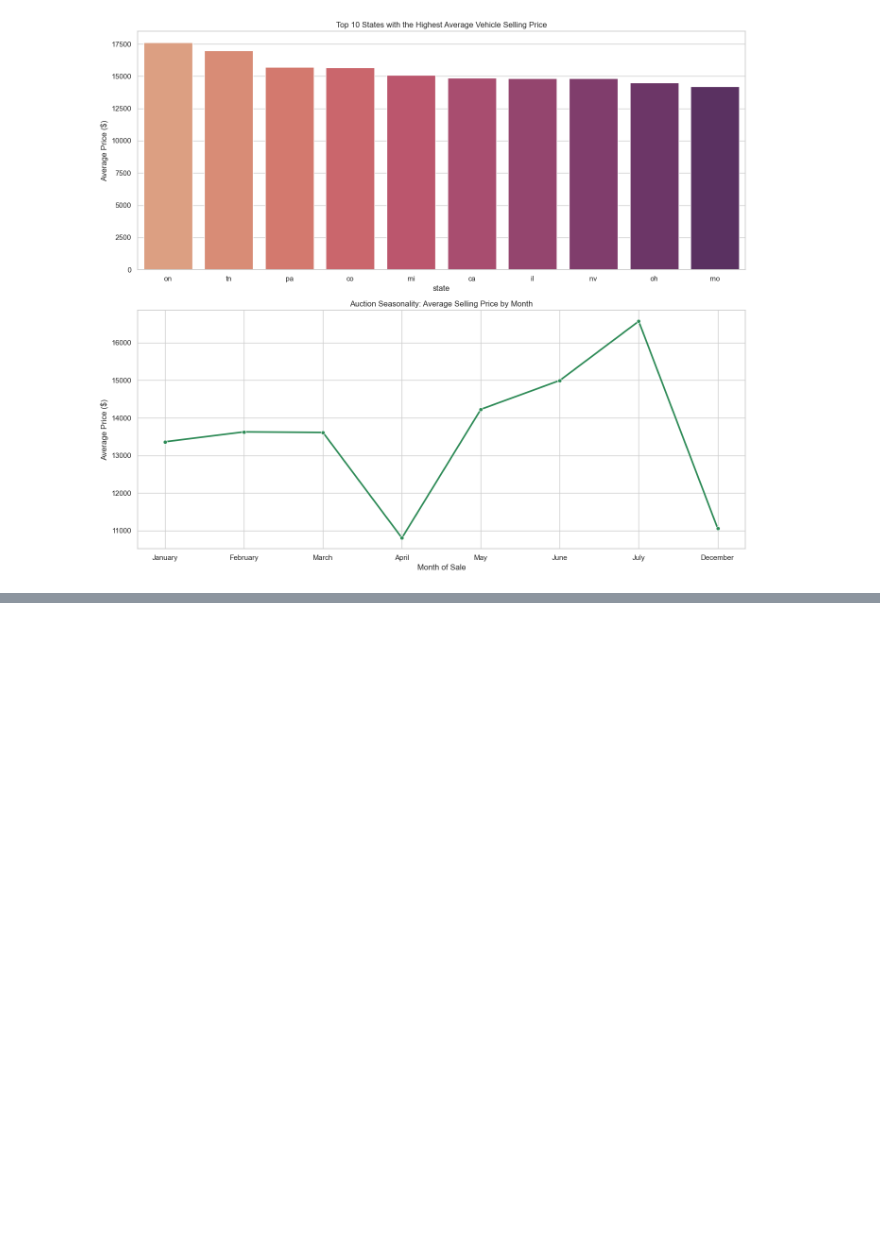
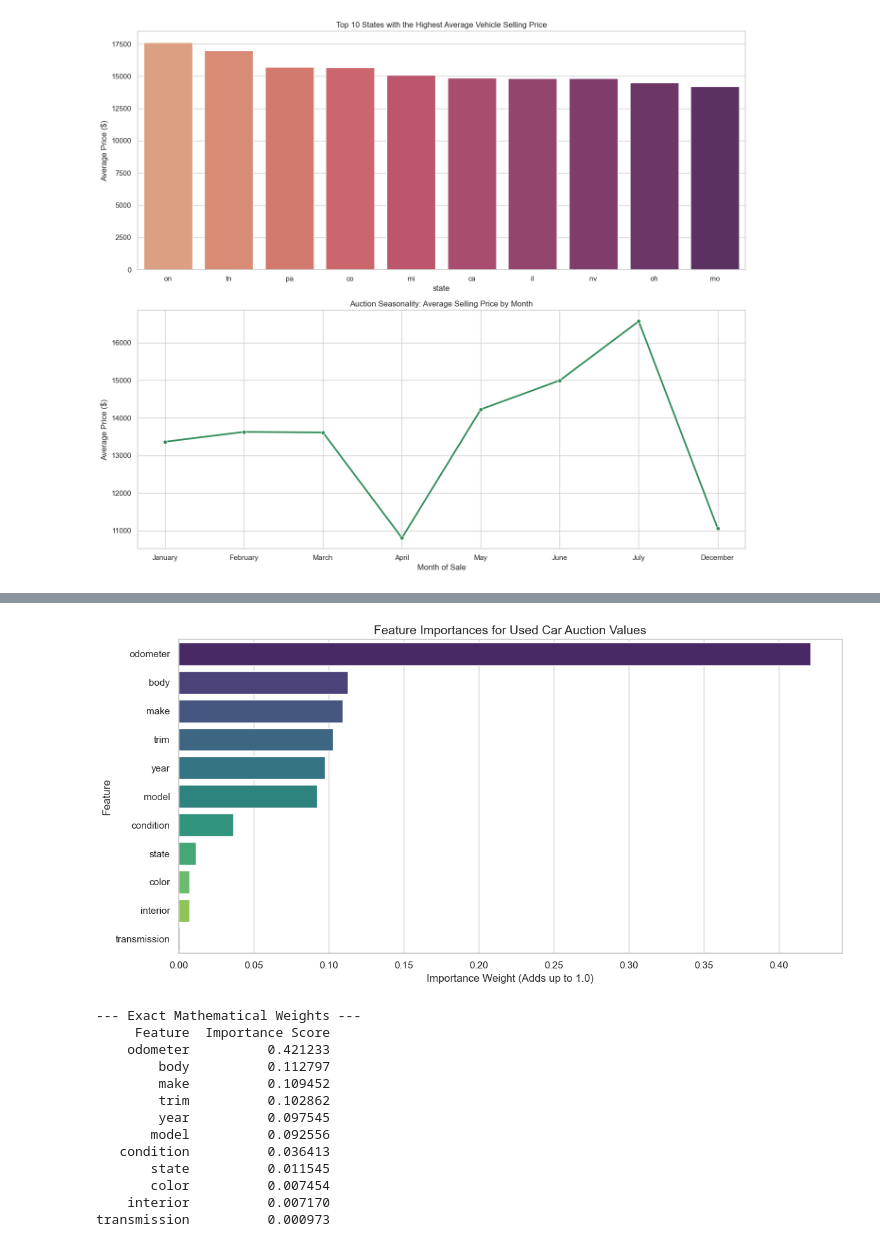
Before and after one commit to kogoto-ops/ML_project, a Jupyter notebook: notebooks/EDA.ipynb, the cells around one changed output, grey strips where cells are left out. Drawn from its saved outputs; the diff is of its cells as text; code cells hidden in the pictures; blank space fills up the shorter version.

```diff
--- a/notebooks/EDA.ipynb
+++ b/notebooks/EDA.ipynb
@@ -229,0 +332,77 @@ plt.show()
+# %%
+import pandas as pd
+import numpy as np
+import matplotlib.pyplot as plt
+import seaborn as sns
+from sklearn.model_selection import train_test_split
+from sklearn.preprocessing import OrdinalEncoder
+from sklearn.ensemble import RandomForestRegressor
+
+# 1. Define your predictive targets and features
+features = ['year', 'make', 'model', 'trim', 'body', 'transmission', 'state', 'condition', 'odometer', 'color', 'interior']
+target = 'sellingprice'
+
+# Filter out rows missing your target variable
+clean_df = sample_7_df.dropna(subset=[target]).copy()
+
+X = clean_df[features]
+y = clean_df[target]
+
+# 2. Encode text columns safely into numerical categories
+categorical_cols = X.select_dtypes(include=['object']).columns.tolist()
+
+encoder = OrdinalEncoder(handle_unknown='use_encoded_value', unknown_value=-1)
+X = X.copy()
+X[categorical_cols] = encoder.fit_transform(X[categorical_cols].astype(str))
+
+# 3. Train/Test split (Using 80% to train and 20% to validate)
+X_train, X_test, y_train, y_test = train_test_split(X, y, test_size=0.2, random_state=42)
+
+# 4. Fit the Random Forest model
+# We set n_jobs=-1 to use all cores on your computer for maximum speed
+model = RandomForestRegressor(n_estimators=100, max_depth=15, random_state=42, n_jobs=-1)
+model.fit(X_train, y_train)
+
+# 5. Extract and sort MDI (Mean Decrease in Impurity) Feature Importances
+importances = model.feature_importances_
+indices = np.argsort(importances)[::-1]
+
+# Package the results into a clean DataFrame
+fi_df = pd.DataFrame({
+    'Feature': [features[i] for i in indices],
+    'Importance Score': [importances[i] for i in indices]
+})
+
+# 6. Plot the numerical results visually
+plt.figure(figsize=(12, 6))
+sns.barplot(
+    x='Importance Score',
+    y='Feature',
+    data=fi_df,
+    hue='Feature',
+    palette='viridis',
+    legend=False
+)
+plt.title('Feature Importances for Used Car Auction Values', fontsize=14)
+plt.xlabel('Importance Weight (Adds up to 1.0)')
+plt.tight_layout()
+plt.show()
+
+# Print out the exact sorted table
+print("--- Exact Mathematical Weights ---")
+print(fi_df.to_string(index=False))
+# %% [output]
+[figure, added]
+--- Exact Mathematical Weights ---
+     Feature  Importance Score
+    odometer          0.421233
+        body          0.112797
+        make          0.109452
+        trim          0.102862
+        year          0.097545
+       model          0.092556
+   condition          0.036413
+       state          0.011545
+       color          0.007454
+    interior          0.007170
+transmission          0.000973
```
Also changed, not shown: parts of 9 cells of this notebook.
